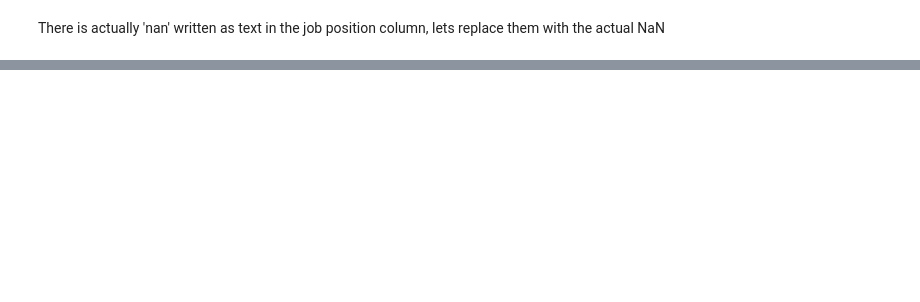
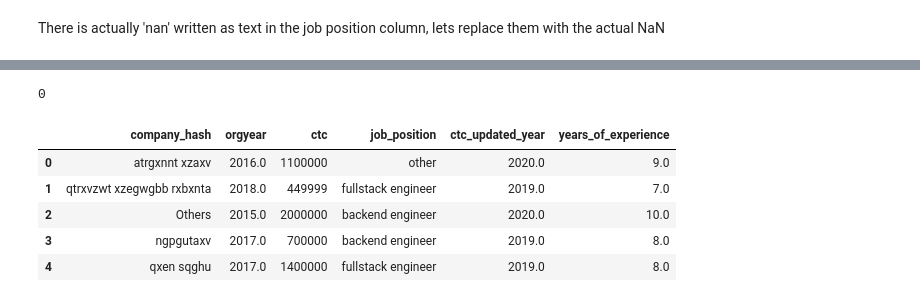
Before and after one commit to mayankbrn/9.12_Clustering_learners, a Jupyter notebook: Clustering_learners.ipynb, the cells around one changed output, grey strips where cells are left out. Cells and saved outputs as stored; diff of their text form; code cells hidden in the pictures; blank space fills up the shorter version.

```diff
--- a/Clustering_learners.ipynb
+++ b/Clustering_learners.ipynb
@@ -391,0 +566,13 @@ dtype: object
+# %%
+df['years_of_experience'].isna().sum()
+# %% [output]
+0
+# %%
+df.head()
+# %% [output]
+|  | company_hash | orgyear | ctc | job_position | ctc_updated_year | years_of_experience |
+| 0 | atrgxnnt xzaxv | 2016.0 | 1100000 | other | 2020.0 | 9.0 |
+| 1 | qtrxvzwt xzegwgbb rxbxnta | 2018.0 | 449999 | fullstack engineer | 2019.0 | 7.0 |
+| 2 | Others | 2015.0 | 2000000 | backend engineer | 2020.0 | 10.0 |
+| 3 | ngpgutaxv | 2017.0 | 700000 | backend engineer | 2019.0 | 8.0 |
+| 4 | qxen sqghu | 2017.0 | 1400000 | fullstack engineer | 2019.0 | 8.0 |
```
Also changed, not shown: parts of 29 cells of this notebook.
